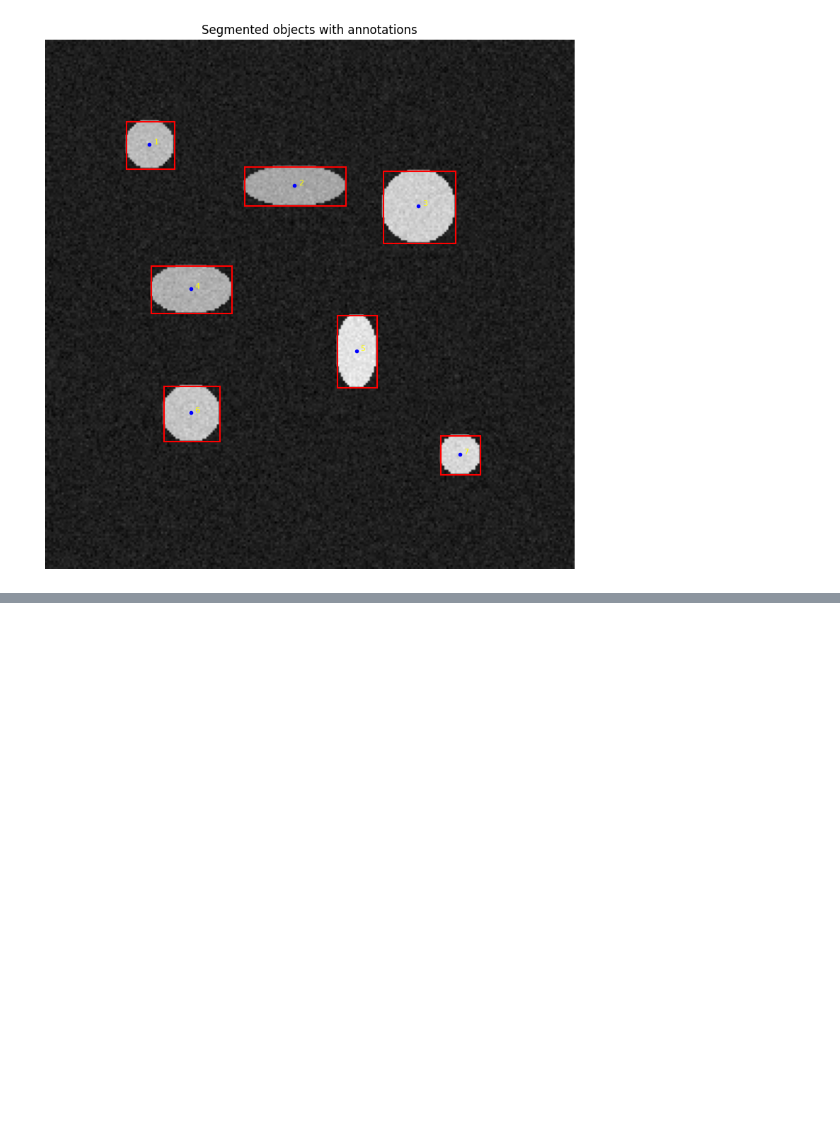
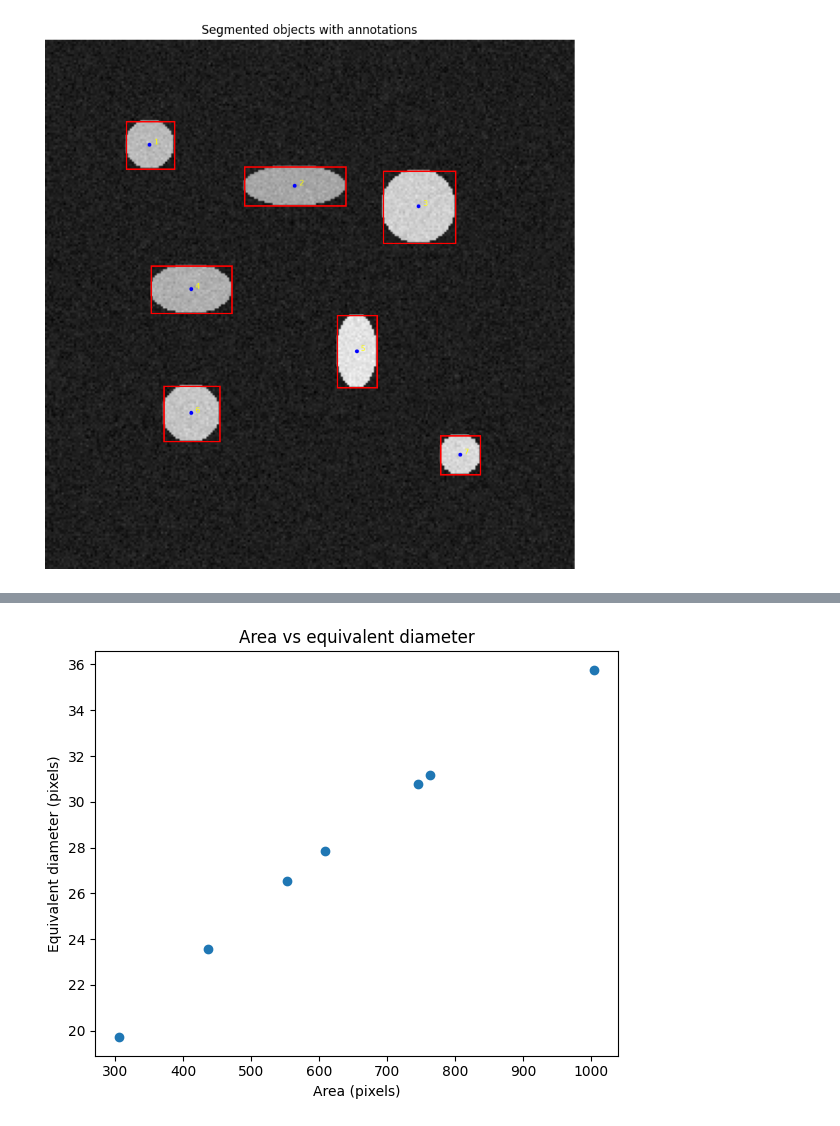
Before and after one commit to peterzm/ai-imaging-portfolio, a Jupyter notebook: 04_segmentation/notebooks/07_feature_extraction_from_segmented_regions.ipynb, the cells around one changed output, grey strips where cells are left out. Saved outputs shown, nothing was run; the diff lists cells and outputs as text; code cells hidden in the pictures; blank space fills up the shorter version.

```diff
--- a/04_segmentation/notebooks/07_feature_extraction_from_segmented_regions.ipynb
+++ b/04_segmentation/notebooks/07_feature_extraction_from_segmented_regions.ipynb
@@ -257,0 +306,20 @@ plt.show()
+# %%
+"""
+Relaciones entre características
+Los diagramas de scattering revelan cómo se relacionan entre sí los descriptores de región.
+"""
+plt.figure(figsize=(6, 5))
+plt.scatter(df_features["area"], df_features["equivalent_diameter"])
+plt.title("Area vs equivalent diameter")
+plt.xlabel("Area (pixels)")
+plt.ylabel("Equivalent diameter (pixels)")
+plt.tight_layout()
+
+plt.savefig(
+    "../figures/feature_extraction_SR/08_area_vs_equivalent_diameter.png",
+    bbox_inches="tight",
+    dpi=300
+)
+plt.show()
+# %% [output]
+[figure, added]
```
Also changed, not shown: parts of 5 cells of this notebook, 6 other files.
